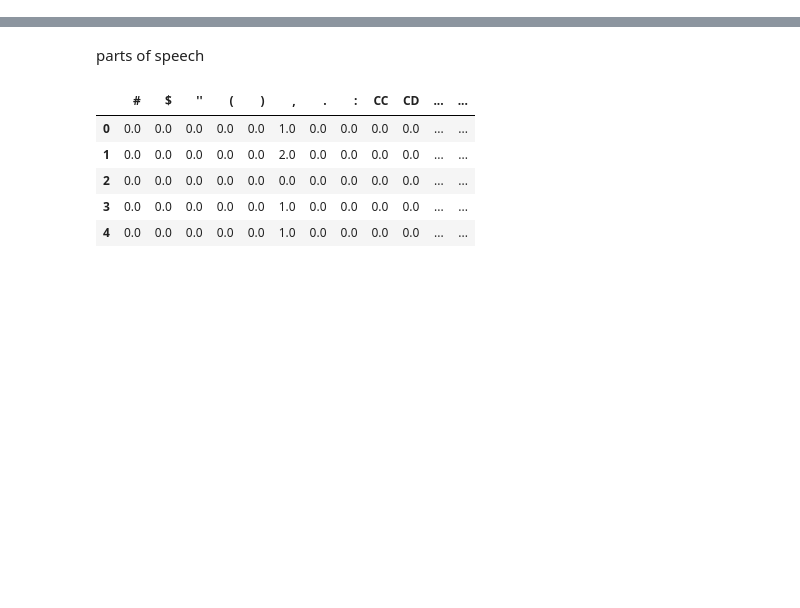
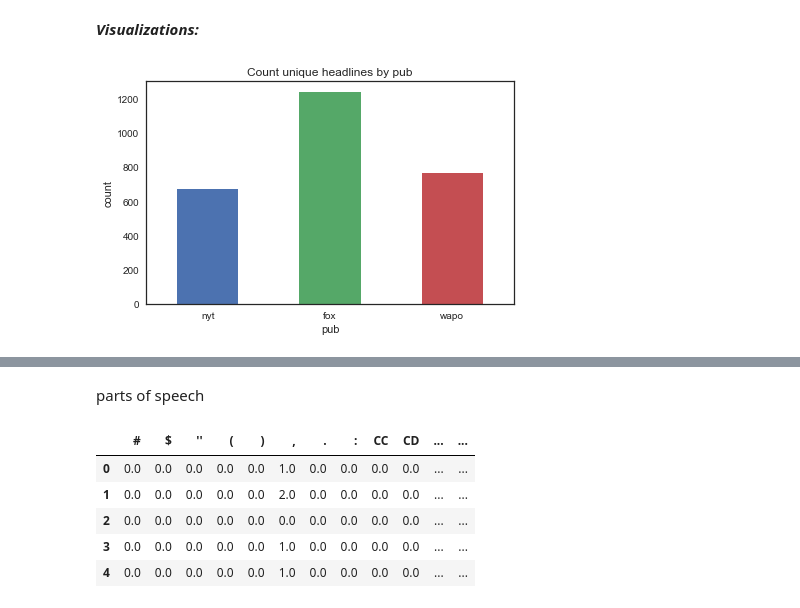
Before and after one commit to MatthewChatham/media, a Jupyter notebook: viz.ipynb, the cells around one changed output, grey strips where cells are left out. Cells and saved outputs as stored; diff of their text form; code cells hidden in the pictures; blank space fills up the shorter version.

```diff
--- a/viz.ipynb
+++ b/viz.ipynb
@@ -279,0 +126,3 @@ headlines.groupby('pub').count()['len'].plot(kind='bar', title='counts')
+# %%
+display(headlines[headlines.text.str.contains('\*')])
+headlines = headlines[~headlines.text.str.contains('\*')]
@@ -279,0 +239,9 @@ headlines.groupby('pub').count()['len'].plot(kind='bar', title='counts')
+# %% [markdown]
+***Visualizations:***
+# %%
+ax = headlines.groupby('pub').apply(lambda grp: grp['text'].unique().shape[0])[['nyt', 'fox', 'wapo']].plot(kind='bar', title='Count unique headlines by pub')
+ax.set(ylabel='count')
+[tick.set_rotation(0) for tick in ax.get_xticklabels()]
+plt.tight_layout()
+# %% [output]
+[figure, added]
```
Also changed, not shown: parts of 120 cells of this notebook.
